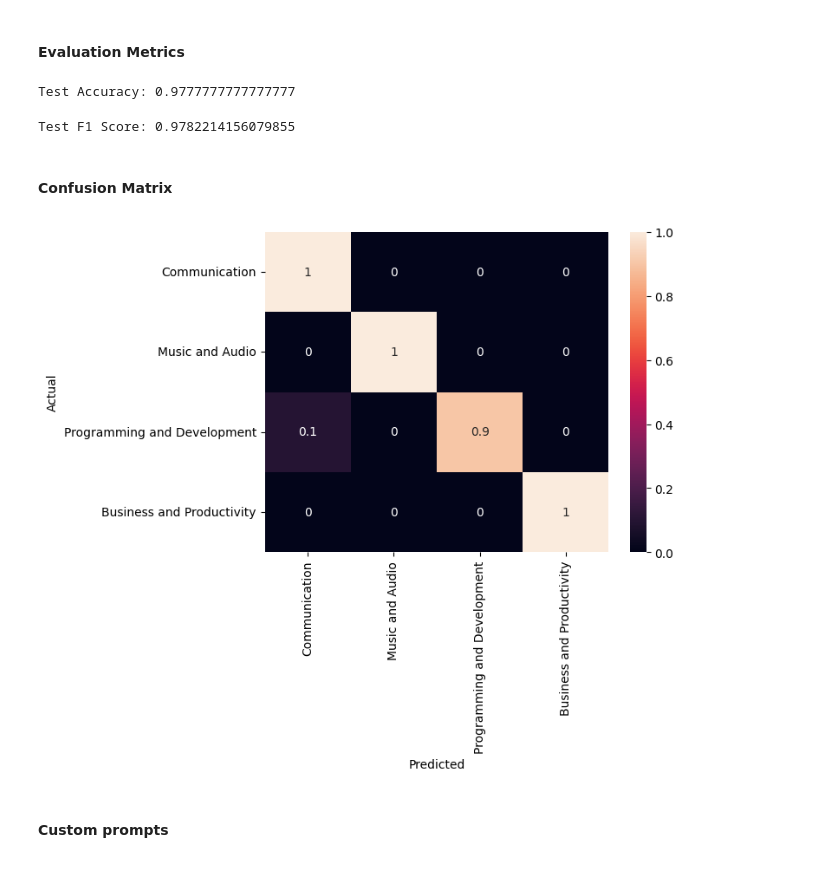
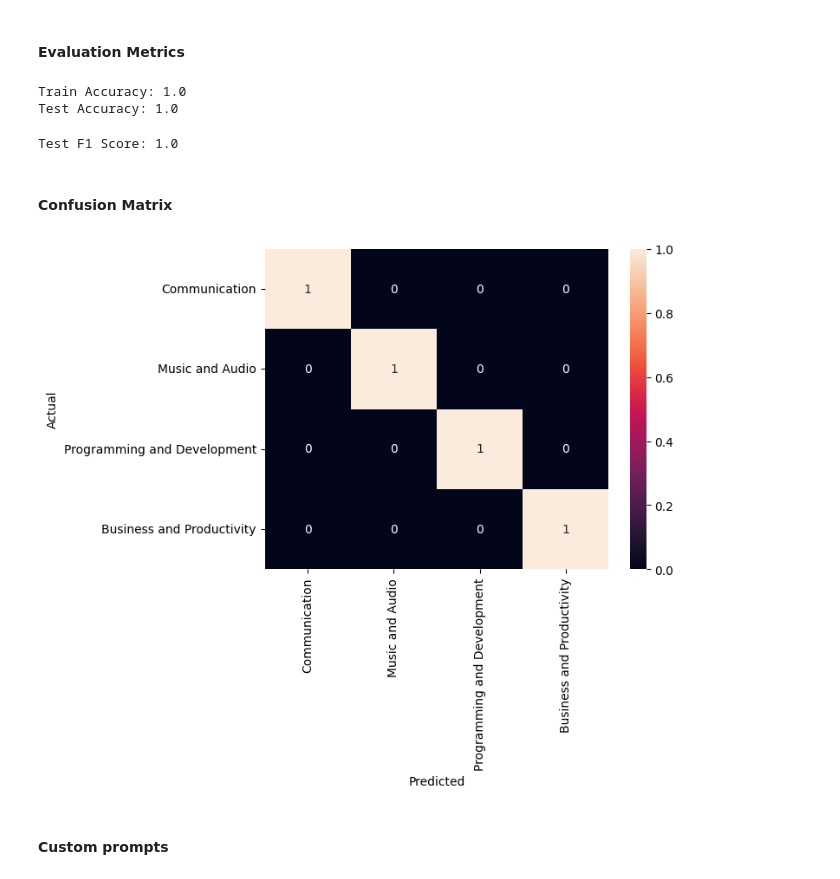
Before and after one commit to VijayV28/Prompt-Classification, a Jupyter notebook: 1 - Fine tuning BERT/2_fine_tuning_cluster.ipynb, the cells around one changed output. Cells and saved outputs as stored; diff of their text form; code cells hidden in the pictures.

Commit message:
Fine tuned BERT for clusters and sub classifications

```diff
--- a/notebooks/1_fine_tuning.ipynb
+++ b/1 - Fine tuning BERT/2_fine_tuning_cluster.ipynb
@@ -66,7 +62,9 @@ cluster_df.to_csv("../data/interim/cluster_data.csv", index=False)
 # %%
 from datasets import load_dataset
 
-raw_dataset = load_dataset("csv", data_files="../data/interim/cluster_data.csv")
+raw_dataset = load_dataset(
+    "csv", data_files="../data/interim/cluster_data_labelled.csv"
+)
 # %%
 raw_dataset
 # %% [output]
@@ -198,5 +193,5 @@ TrainOutput(global_step=42, training_loss=0.5902703148978097, metrics={'train_ru
 from transformers import pipeline
 # %%
 saved_model = pipeline(
-    "text-classification", model="../models/cluster_models/checkpoint-42"
+    "text-classification", model="../models/cluster_models_v1/checkpoint-56"
 )
@@ -210,5 +198,6 @@ Dataset({
 # %% [markdown]
 #### Making predictions on the test data
 # %%
-predictions = saved_model(split["test"]["prompt"])
+train_predictions = saved_model(split["train"]["prompt"])
+test_predictions = saved_model(split["test"]["prompt"])
 # %%
@@ -226,36 +215,41 @@ def get_label(d):
     return int(d["label"].split("_")[1])
 
 
-predictions = [get_label(d) for d in predictions]
+train_prediction_labels = [get_label(d) for d in train_predictions]
+test_prediction_labels = [get_label(d) for d in test_predictions]
 # %%
-print("Test Accuracy:", accuracy_score(split["test"]["label"], predictions))
+print(
+    "Train Accuracy:", accuracy_score(split["train"]["label"], train_prediction_labels)
+)
+print("Test Accuracy:", accuracy_score(split["test"]["label"], test_prediction_labels))
 # %% [output]
-Test Accuracy: 0.9777777777777777
+Train Accuracy: 1.0
+Test Accuracy: 1.0
 # %%
-print("Test F1 Score:", f1_score(split["test"]["label"], predictions, average="macro"))
+print(
+    "Test F1 Score:",
+    f1_score(split["test"]["label"], test_prediction_labels, average="macro"),
+)
 # %% [output]
-Test F1 Score: 0.9782214156079855
+Test F1 Score: 1.0
 # %% [markdown]
 #### Confusion Matrix
 # %%
 # create function for plotting confusion matrix
 def plot_cm(cm):
-    classes = [
-        "Communication",
-        "Music and Audio",
-        "Programming and Development",
-        "Business and Productivity",
-    ]
+    classes = list(df["cluster"].unique())
     df_cm = pd.DataFrame(cm, index=classes, columns=classes)
     ax = sns.heatmap(df_cm, annot=True, fmt="g")
     ax.set_xlabel("Predicted")
     ax.set_ylabel("Actual")
 
 
-cm = confusion_matrix(split["test"]["label"], predictions, normalize="true")
+cm = confusion_matrix(
+    split["train"]["label"], train_prediction_labels, normalize="true"
+)
 plot_cm(cm)
 # %% [output]
-[figure, old version]
+[figure, new version]
 # %% [markdown]
 #### Custom prompts
 # %%
```
Also changed, not shown: parts of 22 cells of this notebook, 5 other files.
